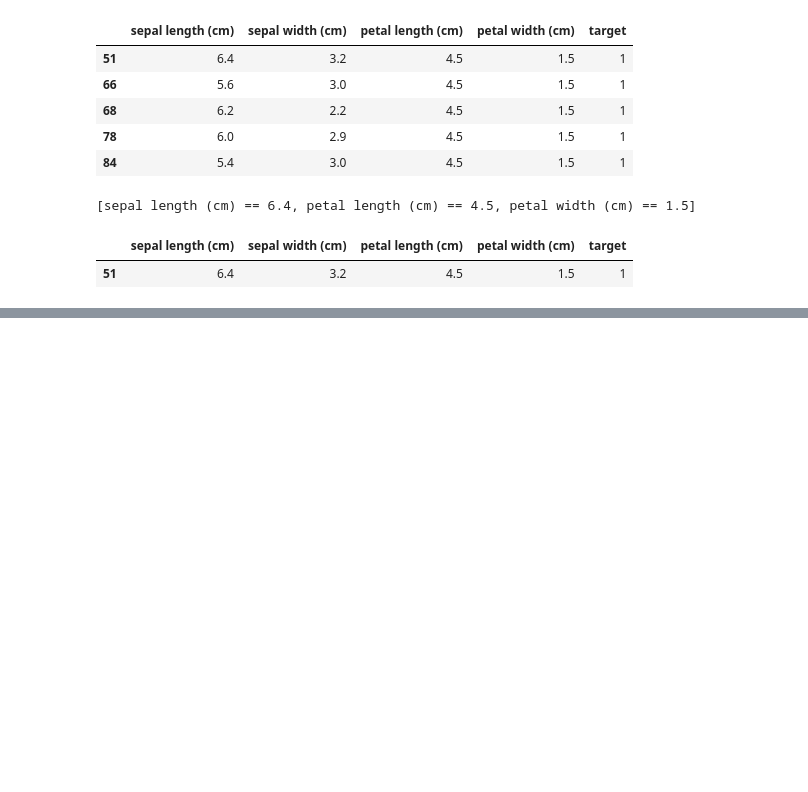
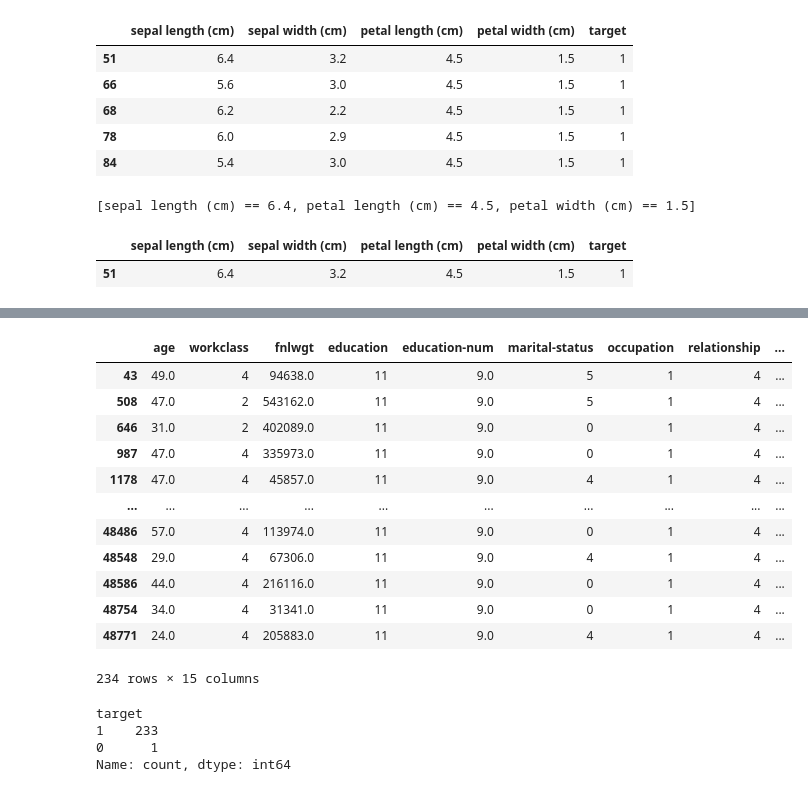
Before and after one commit to LogicExplainML-LEML/LogicExplainML, a Jupyter notebook: notebooks/colab notebooks/z3_xai_probability.ipynb, the cells around one changed output, grey strips where cells are left out. Cells and saved outputs as stored; diff of their text form; code cells hidden in the pictures; blank space fills up the shorter version.

Commit message:
threshold_margin tests

```diff
--- a/notebooks/colab notebooks/z3_xai_probability.ipynb
+++ b/notebooks/colab notebooks/z3_xai_probability.ipynb
@@ -481,0 +496,4 @@ filtered
+# %%
+adult_data = fetch_data('adult')
+print(adult_data.shape)
+adult_data.head()
@@ -481,0 +508,9 @@ filtered
+# %%
+X = adult_data.drop(columns=['target'])
+y = adult_data['target'].values
+
+X_train, X_test, y_train, y_test = train_test_split(
+    X, y, test_size=0.1, random_state=101
+)
+
+len(X_test)
@@ -481,0 +519,4 @@ filtered
+# %%
+model = XGBClassifier(n_estimators=30, max_depth=3, learning_rate=1)
+model.fit(X, y)
+explainer = XGBoostExplainer(model, X)
@@ -481,0 +560,7 @@ filtered
+# %%
+sample = X_test.values[102]
+conditions = explainer.explain_prob(sample, reorder="asc")
+print(conditions)
+filtered = filter_df_by_conditions(pd.concat([X, pd.DataFrame(y, columns=['target'])], axis=1), conditions)
+filtered
+# %% [output]
@@ -481,0 +568,20 @@ filtered
+|  | age | workclass | fnlwgt | education | education-num | marital-status | occupation | relationship | ... |
+| 43 | 49.0 | 4 | 94638.0 | 11 | 9.0 | 5 | 1 | 4 | ... |
+| 508 | 47.0 | 2 | 543162.0 | 11 | 9.0 | 5 | 1 | 4 | ... |
+| 646 | 31.0 | 2 | 402089.0 | 11 | 9.0 | 0 | 1 | 4 | ... |
+| 987 | 47.0 | 4 | 335973.0 | 11 | 9.0 | 0 | 1 | 4 | ... |
+| 1178 | 47.0 | 4 | 45857.0 | 11 | 9.0 | 4 | 1 | 4 | ... |
+| ... | ... | ... | ... | ... | ... | ... | ... | ... | ... |
+| 48486 | 57.0 | 4 | 113974.0 | 11 | 9.0 | 0 | 1 | 4 | ... |
+| 48548 | 29.0 | 4 | 67306.0 | 11 | 9.0 | 4 | 1 | 4 | ... |
+| 48586 | 44.0 | 4 | 216116.0 | 11 | 9.0 | 0 | 1 | 4 | ... |
+| 48754 | 34.0 | 4 | 31341.0 | 11 | 9.0 | 0 | 1 | 4 | ... |
+| 48771 | 24.0 | 4 | 205883.0 | 11 | 9.0 | 4 | 1 | 4 | ... |
+234 rows × 15 columns
+# %%
+filtered.target.value_counts()
+# %% [output]
+target
+1    233
+0      1
+Name: count, dtype: int64
```
Also changed, not shown: parts of 12 cells of this notebook, 1 other file.
